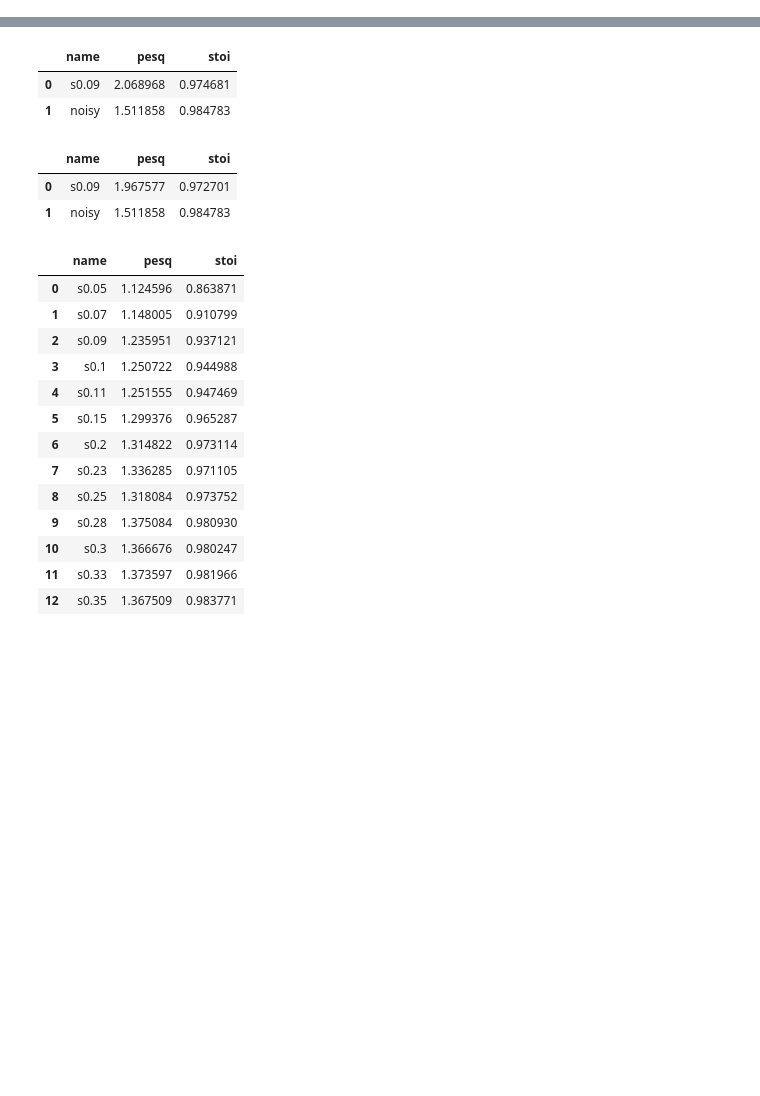
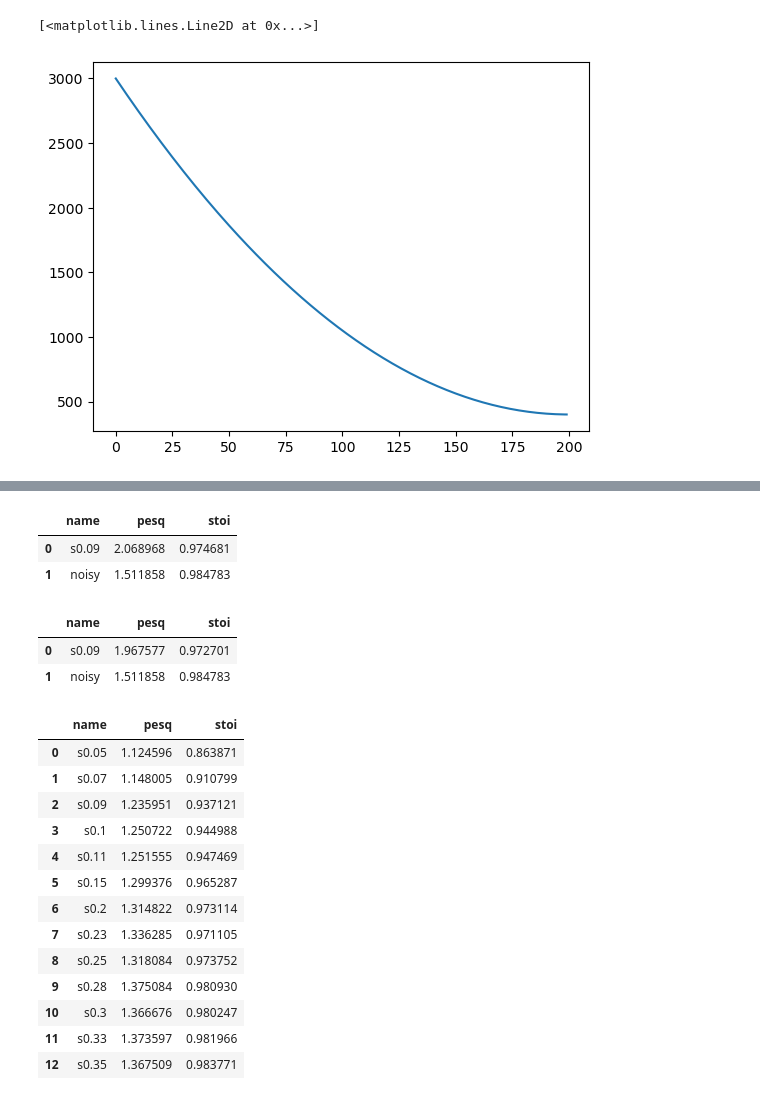
Before and after one commit to ephiephi/Undiff, a Jupyter notebook: analyze/analyze_exp_n.ipynb, the cells around one changed output, grey strips where cells are left out. Cells and saved outputs as stored; diff of their text form; code cells hidden in the pictures; blank space fills up the shorter version.

```diff
--- a/analyze/analyze_exp_n.ipynb
+++ b/analyze/analyze_exp_n.ipynb
@@ -145,0 +266,6 @@ def calc_vad(f, verbose=False):
+# %%
+3000*(1-199/200)**2
+plt.plot([2600*(1-i/200)**2+400 for i in range(200)])
+# %% [output]
+[<matplotlib.lines.Line2D at 0x...>]
+[figure, added]
```
Also changed, not shown: parts of 10 cells of this notebook, 34 other files.
